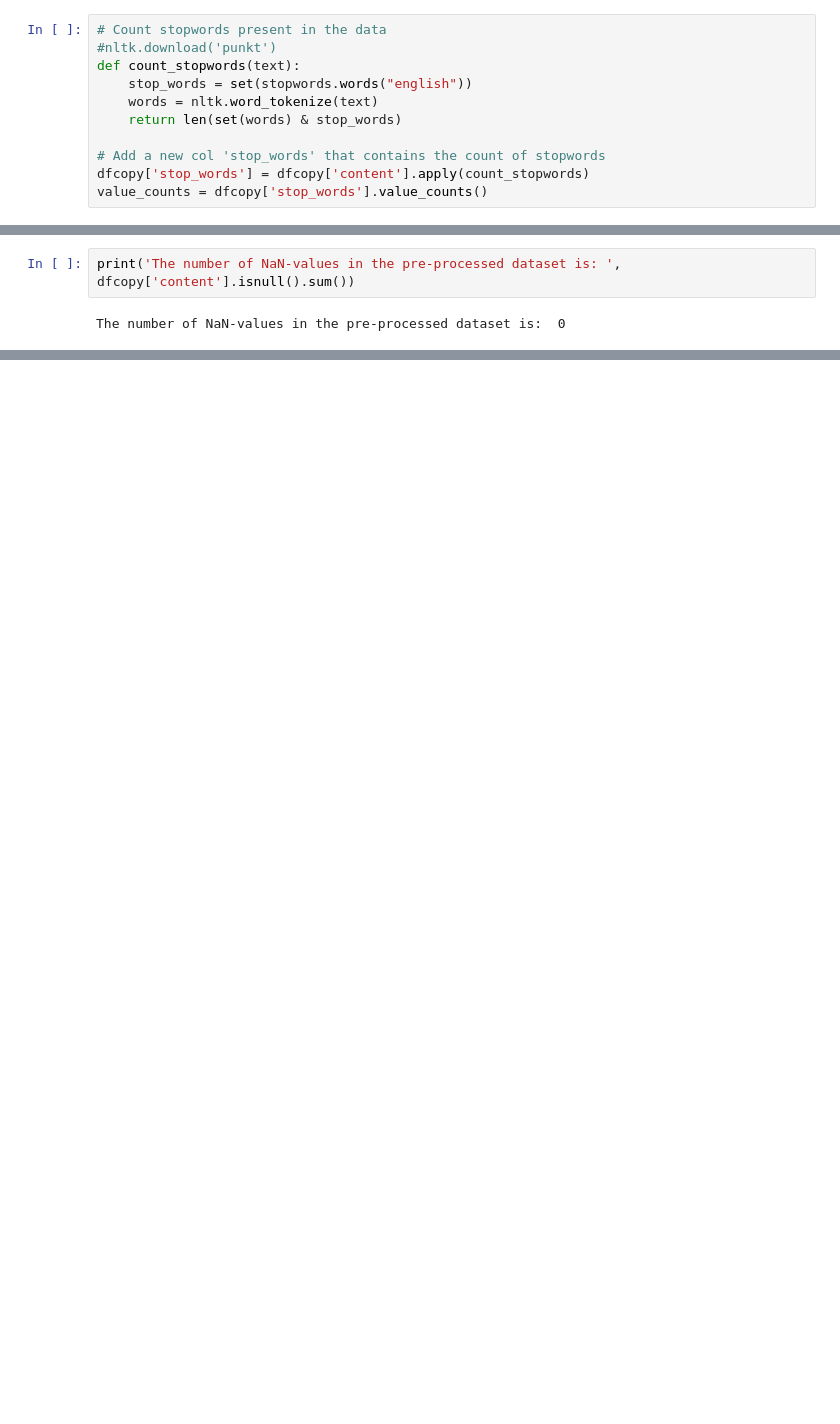
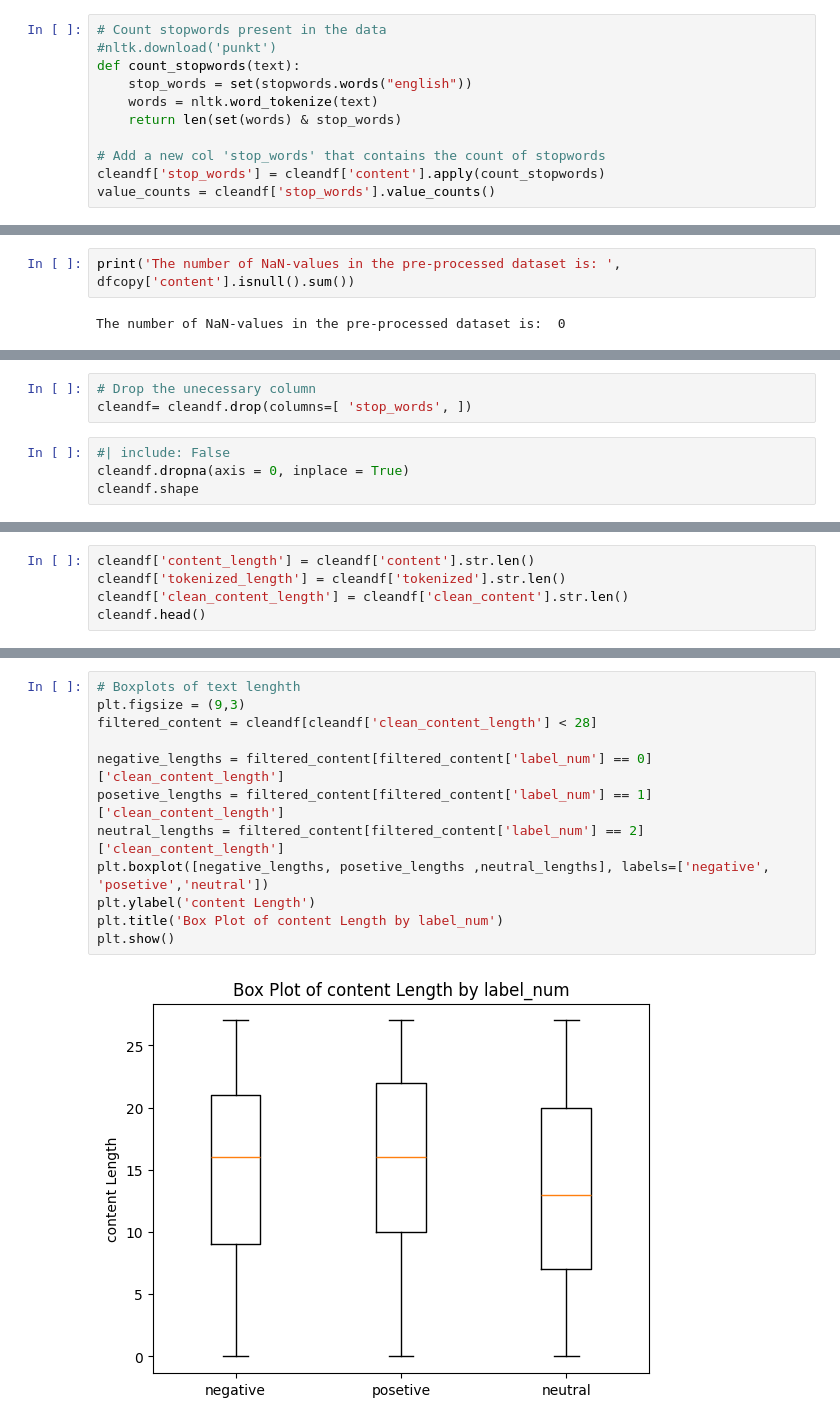
Before and after one commit to Mesgarin/NLPPJ, a Jupyter notebook: Emotion.ipynb, the cells around one changed output, grey strips where cells are left out. Saved outputs shown, nothing was run; the diff lists cells and outputs as text; blank space fills up the shorter version.

```diff
--- a/Emotion.ipynb
+++ b/Emotion.ipynb
@@ -394,7 +473,7 @@ def count_stopwords(text):
     return len(set(words) & stop_words)
 
 # Add a new col 'stop_words' that contains the count of stopwords
-dfcopy['stop_words'] = dfcopy['content'].apply(count_stopwords)
-value_counts = dfcopy['stop_words'].value_counts()
+cleandf['stop_words'] = cleandf['content'].apply(count_stopwords)
+value_counts = cleandf['stop_words'].value_counts()
 # %%
 # Count the number of stopwords in the data
@@ -514,0 +558,7 @@ plt.show()
+# %%
+# Drop the unecessary column
+cleandf= cleandf.drop(columns=[ 'stop_words', ])
+# %%
+#| include: False
+cleandf.dropna(axis = 0, inplace = True)
+cleandf.shape
@@ -514,0 +575,5 @@ plt.show()
+# %%
+cleandf['content_length'] = cleandf['content'].str.len()
+cleandf['tokenized_length'] = cleandf['tokenized'].str.len()
+cleandf['clean_content_length'] = cleandf['clean_content'].str.len()
+cleandf.head()
@@ -514,0 +643,14 @@ plt.show()
+# %%
+# Boxplots of text lenghth
+plt.figsize = (9,3)
+filtered_content = cleandf[cleandf['clean_content_length'] < 28]
+
+negative_lengths = filtered_content[filtered_content['label_num'] == 0]['clean_content_length']
+posetive_lengths = filtered_content[filtered_content['label_num'] == 1]['clean_content_length']
+neutral_lengths = filtered_content[filtered_content['label_num'] == 2]['clean_content_length']
+plt.boxplot([negative_lengths, posetive_lengths ,neutral_lengths], labels=['negative', 'posetive','neutral'])
+plt.ylabel('content Length')
+plt.title('Box Plot of content Length by label_num')
+plt.show()
+# %% [output]
+[figure, added]
```
Also changed, not shown: parts of 96 cells of this notebook, 3 other files.
